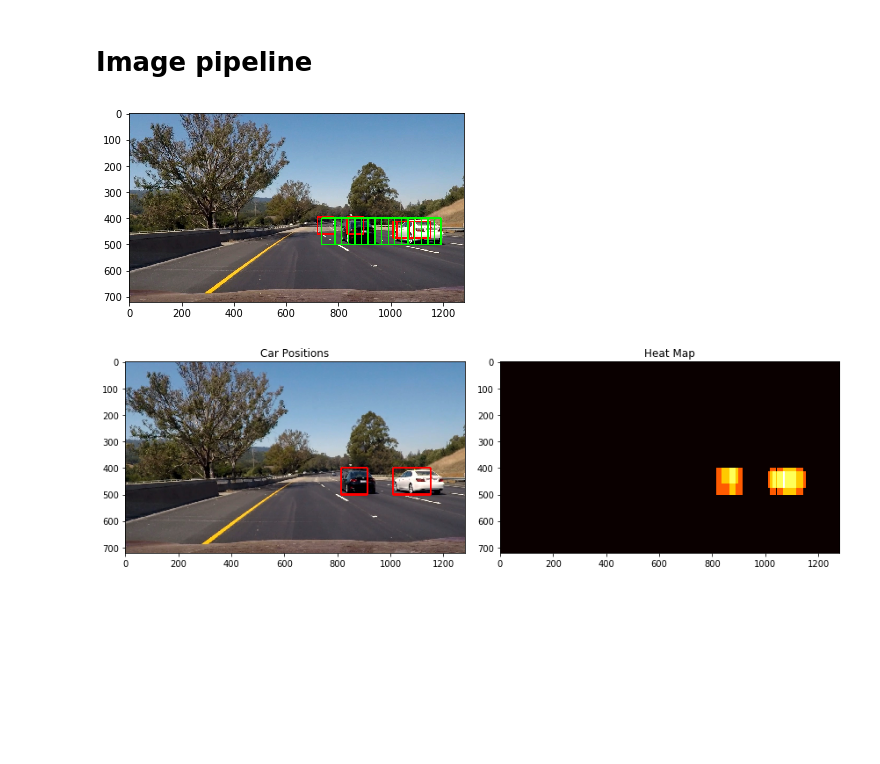
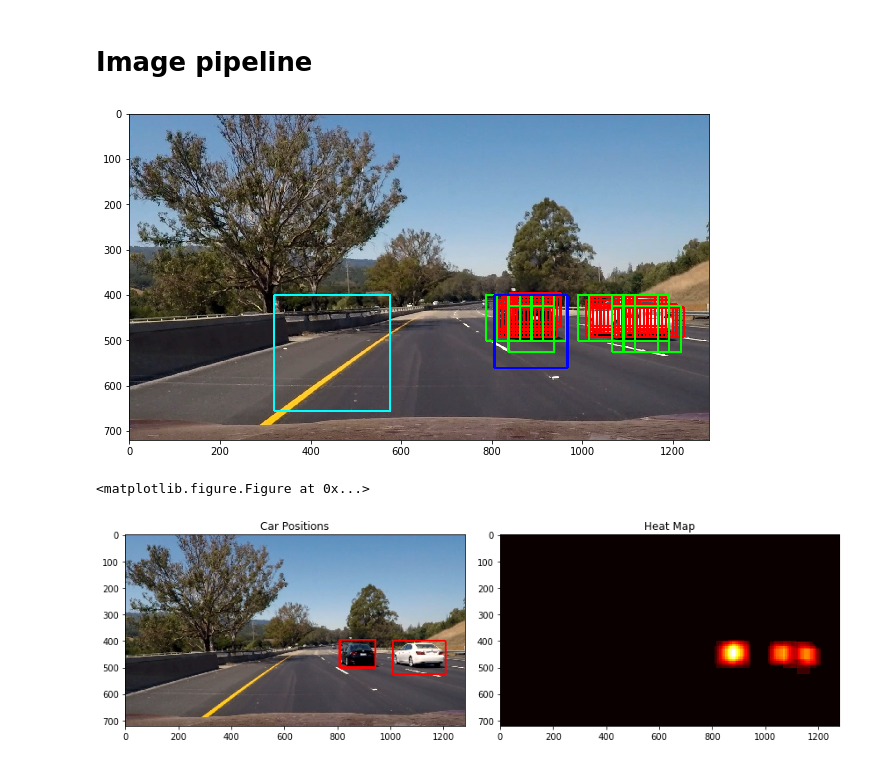
Before and after one commit to jxlin/CarND-Vehicle-Detection, a Jupyter notebook: SlidingWindow.ipynb, the cells around one changed output. Saved outputs shown, nothing was run; the diff lists cells and outputs as text; code cells hidden in the pictures; blank space fills up the shorter version.

```diff
--- a/SlidingWindow.ipynb
+++ b/SlidingWindow.ipynb
@@ -100,7 +100,7 @@ with open('./svc_pickle.p', 'rb') as f:
 # %%
 # Define a single function that can extract features using hog sub-sampling and make predictions
 
-def find_cars(img, ystart, ystop, scale, svc, X_scaler, orient, pix_per_cell, cell_per_block, color_spcae):
+def find_cars(img, ystart, ystop, scale, svc, X_scaler, orient, pix_per_cell, cell_per_block, color_spcae, cells_per_step):
 
     car_windows = []
     img_tosearch = img[ystart:ystop,:,:]
@@ -120,7 +120,6 @@ def find_cars(img, ystart, ystop, scale, svc, X_scaler, orient, pix_per_cell, ce
     # 64 was the orginal sampling rate, with 8 cells and 8 pix per cell
     window = 64
     nblocks_per_window = (window // pix_per_cell) - 1
-    cells_per_step = 2  # Instead of overlap, define how many cells to step
     nxsteps = (nxblocks - nblocks_per_window) // cells_per_step
     nysteps = (nyblocks - nblocks_per_window) // cells_per_step
 
@@ -173,42 +172,43 @@ pix_per_cell = None
 cell_per_block = None
 spatial_size = None
 hist_bins = None
 color_space = None
 
 with open('./svc_pickle.p', 'rb') as f:
     data_pickle = pickle.load(f)
     svc = data_pickle['svc']
     X_scaler = data_pickle['scaler']
     orient = data_pickle['orient']
     pix_per_cell = data_pickle['pix_per_cell']
     cell_per_block = data_pickle['cell_per_block']
     spatial_size = data_pickle['spatial_size']
     hist_bins = data_pickle['hist_bins']
     color_space = data_pickle['color_space']
 
 
-# ystart, ystop, scale
+# ystart, ystop, scale, overlap, color
 searches = [
-    (380, 500, 1.0, (0, 0, 255)),  # 64
-    (400, 550, 1.587, (0, 255, 0)),  # 101
-    (500, 652, 2.52, (255, 0, 0)),  # 161
-    (400, 720, 4.0, (255, 255, 0)), # 256
+    (380, 500, 1.0, 1, (0, 0, 255)),  # 64x64
+    (400, 600, 1.587, 2, (0, 255, 0)),  # 101x101
+    (400, 710, 2.52, 2, (255, 0, 0)),  # 161x161
+    (400, 720, 4.0, 2, (255, 255, 0)), # 256x256
 ]
 bbox_list = []
 
 filename = './test_images/test6.jpg'
 img = cv2.imread(filename)
 draw_img = np.copy(img)
-for ystart, ystop, scale, color in searches:
-    bboxes = find_cars(img, ystart, ystop, scale, svc, X_scaler, orient, pix_per_cell, cell_per_block, color_space)
+for ystart, ystop, scale, cells_per_step, color in searches:
+    bboxes = find_cars(img, ystart, ystop, scale, svc, X_scaler, orient, pix_per_cell, cell_per_block, color_space, cells_per_step)
     if len(bboxes) > 0:
         bbox_list.append(bboxes)
     draw_img = draw_boxes(draw_img, bboxes, color=color, thick=3)
-
+plt.figure(figsize=(12, 6))
 plt.imshow(cv2.cvtColor(draw_img, cv2.COLOR_BGR2RGB))
+plt.savefig('./report/sliding_window.png')
 plt.show()
 # %% [output]
-[figure, old version]
+[figure, new version]
 # %%
 # Draw heatmap
 from scipy.ndimage.measurements import label
@@ -220,8 +220,9 @@ def add_heat(heatmap, bbox_list):
 
 
 def apply_threshold(heatmap, threshold):
-    heatmap[heatmap <= threshold] = 0
-    return heatmap
+    result = np.copy(heatmap)
+    result[heatmap <= threshold] = 0
+    return result
 
 def draw_labeled_bboxes(img, labels):
     for car_number in range(1, labels[1]+1):
@@ -257,9 +258,11 @@ plt.subplot(122)
 plt.imshow(heatmap, cmap='hot')
 plt.title('Heat Map')
 fig.tight_layout()
+plt.savefig('./report/heatmap.png')
 plt.show()
 # %% [output]
+<matplotlib.figure.Figure at 0x...>
-[figure, old version]
+[figure, new version]
 # %%
 # Import everything needed to edit/save/watch video clips
 from moviepy.editor import VideoFileClip
```
Also changed, not shown: parts of 1 cell of this notebook, 14 other files.
